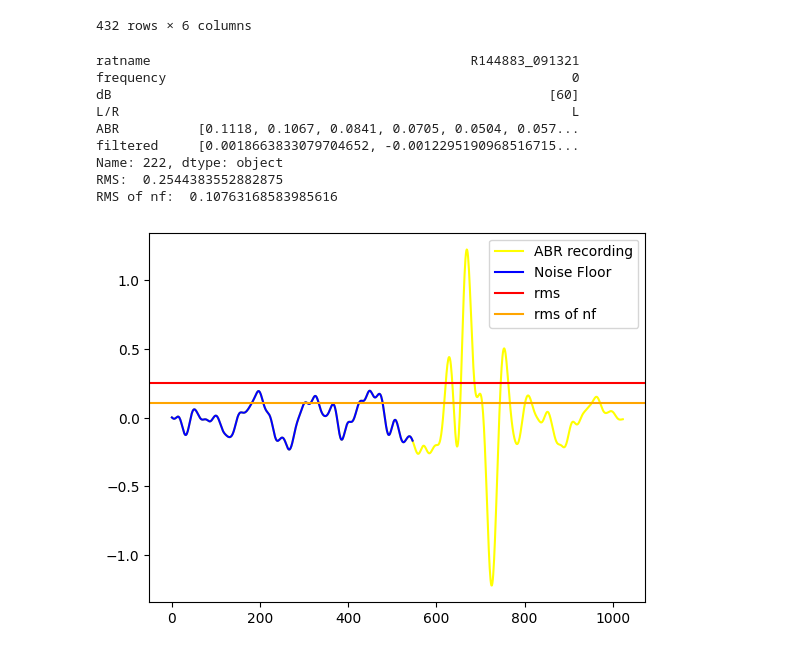
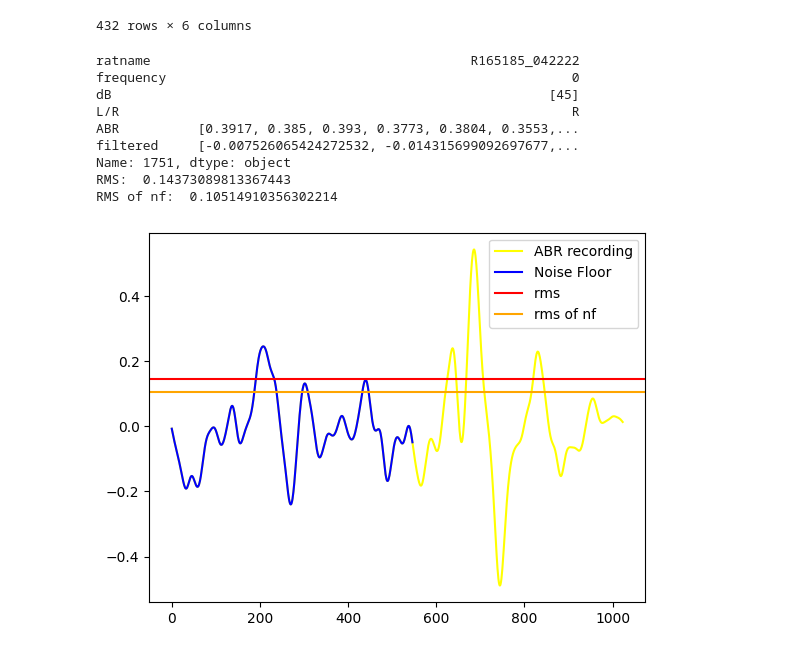
Before and after one commit to DeckerDreams/ABR_Processing, a Jupyter notebook: auto_abr_updated.ipynb, the cells around one changed output. Cells and saved outputs as stored; diff of their text form; code cells hidden in the pictures.

```diff
--- a/auto_abr_updated.ipynb
+++ b/auto_abr_updated.ipynb
@@ -254,44 +264,44 @@ ratname('042022')
 #calculate noise floor
 
 ####### testing random samples of data #########
-x = 222
+x = random.randint(0, len(df_all))
 ################################################
 
 
 #*********** note sero position   ***********
 z_pos = 548 -1
 
 
 
 print(df_all.loc[x])
 plt.plot(df_all['filtered'][x], color = 'yellow', label = 'ABR recording')
 
 data = df_all['filtered'][x]
 nf = data[:z_pos]
 rms = np.sqrt(np.mean(data**2))
 rms_nf = np.sqrt(np.mean(nf**2))
 
 print("RMS: ", rms)
 print("RMS of nf: ", rms_nf)
 
 
 plt.plot(nf, color = 'blue', label = 'Noise Floor')
 plt.axhline(y = rms,color = 'r', label = 'rms ')
 plt.axhline(y = rms_nf ,color = 'orange', label = 'rms of nf')
 
 plt.legend()
 plt.show()
 # %% [output]
-ratname                                         R144883_091321
+ratname                                         R165185_042222
 frequency                                                    0
-dB                                                        [60]
-L/R                                                          L
-ABR          [0.1118, 0.1067, 0.0841, 0.0705, 0.0504, 0.057...
-filtered     [0.0018663833079704652, -0.0012295190968516715...
-Name: 222, dtype: object
-RMS:  0.2544383552882875
-RMS of nf:  0.10763168583985616
+dB                                                        [45]
+L/R                                                          R
+ABR          [0.3917, 0.385, 0.393, 0.3773, 0.3804, 0.3553,...
+filtered     [-0.007526065424272532, -0.014315699092697677,...
+Name: 1751, dtype: object
+RMS:  0.14373089813367443
+RMS of nf:  0.10514910356302214
-[figure, old version]
+[figure, new version]
 # %%
 #determine threshold
 
```
Also changed, not shown: parts of 2 cells of this notebook.
